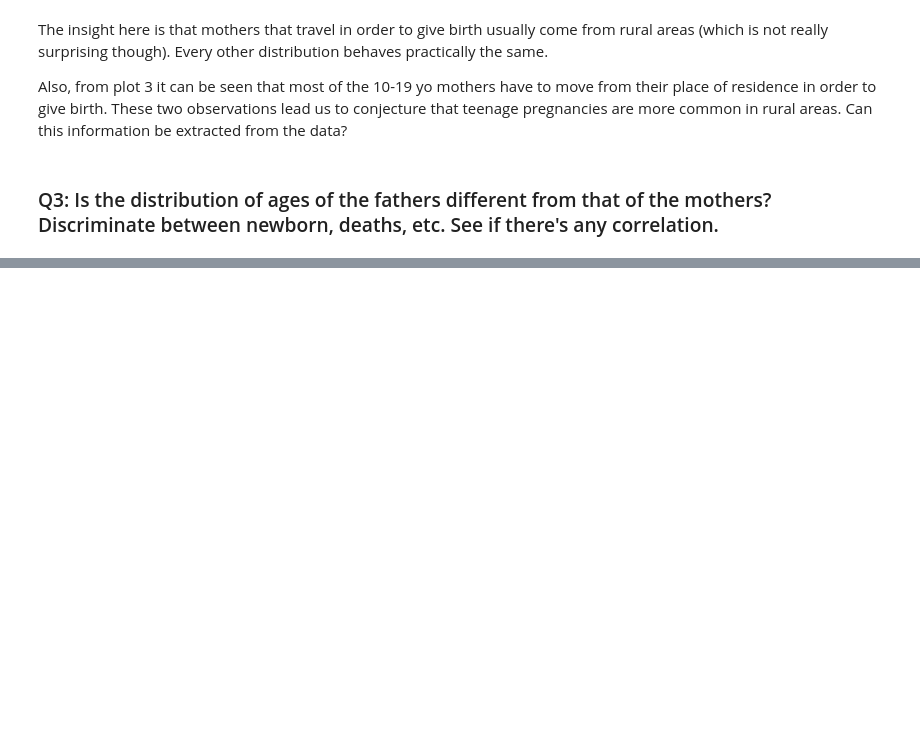
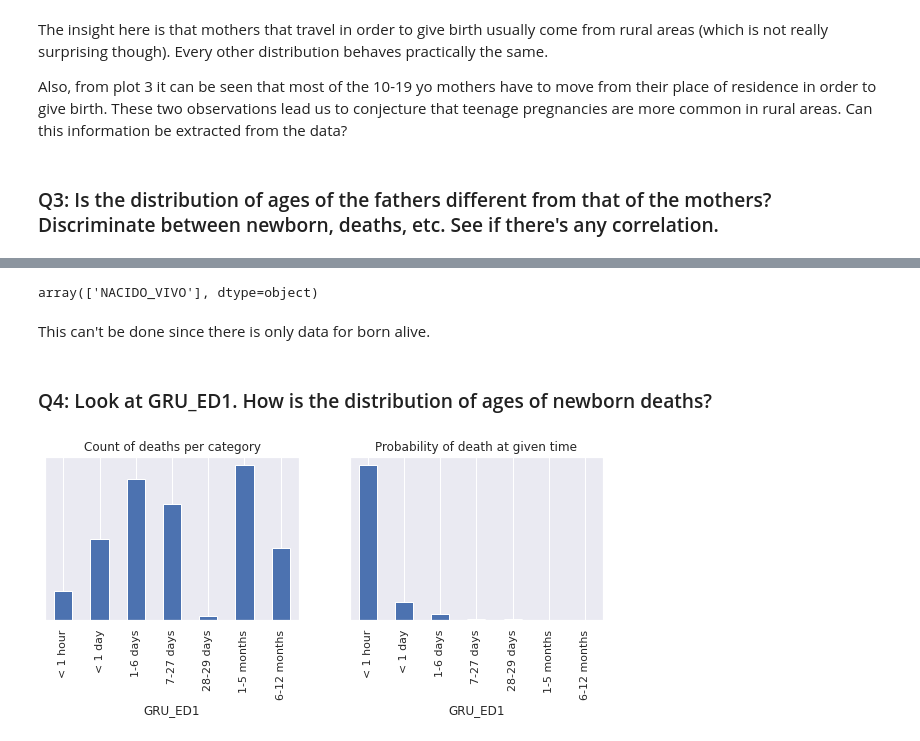
Before and after one commit to PedroOspina17/DS4A, a Jupyter notebook: Notebooks/Andres_EDA.ipynb, the cells around one changed output, grey strips where cells are left out. Cells and saved outputs as stored; diff of their text form; code cells hidden in the pictures; blank space fills up the shorter version.

```diff
--- a/Notebooks/Andres_EDA.ipynb
+++ b/Notebooks/Andres_EDA.ipynb
@@ -182,0 +201,34 @@ plt.show()
+# %%
+padre = df.groupby(['EDAD_PADRE_cat','RESULTADO_EMB'])['AREA'].count().rename('Count').reset_index()
+
+padre.loc[padre['Count']!=0,'RESULTADO_EMB'].unique()
+# %% [output]
+array(['NACIDO_VIVO'], dtype=object)
+# %% [markdown]
+This can't be done since there is only data for born alive.
+# %% [markdown]
+### Q4: Look at GRU_ED1. How is the distribution of ages of newborn deaths?
+# %%
+counts = df.groupby('GRU_ED1')['AREA'].count()
+
+range_size = [1/24.,1., 5., 20., 1., 5.*30, 6.*30] #days
+count_norm = counts.copy()
+for i,cat in enumerate(counts.index):
+    count_norm.loc[cat] /= range_size[i]
+
+fig,ax = plt.subplots(1,2,figsize=(10,3))
+counts.plot(kind='bar',ax=ax[0])
+count_norm.plot(kind='bar',ax=ax[1])
+
+ax[0].set_title('Count of deaths per category')
+ax[1].set_title('Probability of death at given time')
+
+categories = ['< 1 hour','< 1 day','1-6 days','7-27 days','28-29 days','1-5 months','6-12 months']
+ax[0].set_xticklabels(categories,rotation=90)
+ax[1].set_xticklabels(categories,rotation=90)
+ax[0].set_yticks([])
+ax[1].set_yticks([])
+
+plt.show()
+# %% [output]
+[figure, added]
```
Also changed, not shown: parts of 26 cells of this notebook.
